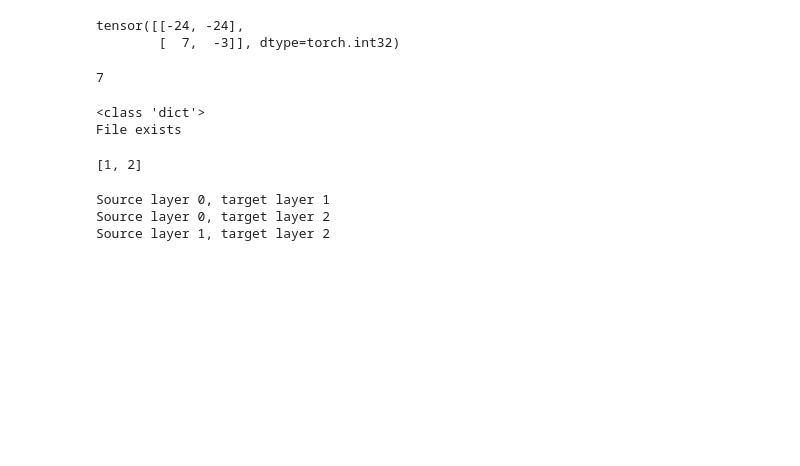
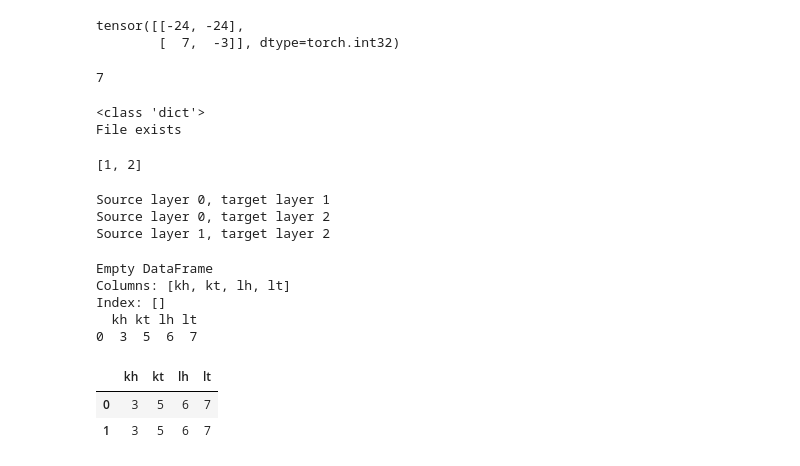
Before and after one commit to IsisChameleon/CSYS5030, a Jupyter notebook: Assignment2/understanding_torch.ipynb, the cells around one changed output. Cells and saved outputs as stored; diff of their text form; code cells hidden in the pictures; blank space fills up the shorter version.

```diff
--- a/Assignment2/understanding_torch.ipynb
+++ b/Assignment2/understanding_torch.ipynb
@@ -241,3 +241,24 @@ for source_layer in range(0, num_layers-1):
 Source layer 0, target layer 1
 Source layer 0, target layer 2
 Source layer 1, target layer 2
+# %%
+import pandas as pd
+tek_embedding_parameters=pd.DataFrame(columns=['kh', 'kt', 'lh', 'lt'])
+print(tek_embedding_parameters.head())
+tek_embedding={'kh': 3, 'kt': 5, 'lh': 6, 'lt': 7}
+tek_embedding_parameters = tek_embedding_parameters.append(tek_embedding, ignore_index=True)
+print(tek_embedding_parameters.head())
+# %% [output]
+Empty DataFrame
+Columns: [kh, kt, lh, lt]
+Index: []
+  kh kt lh lt
+0  3  5  6  7
+# %%
+tek_embedding_parameters = tek_embedding_parameters.append(tek_embedding, ignore_index=True)
+# %%
+tek_embedding_parameters.head()
+# %% [output]
+|  | kh | kt | lh | lt |
+| 0 | 3 | 5 | 6 | 7 |
+| 1 | 3 | 5 | 6 | 7 |
```
Also changed, not shown: 1 other file.
